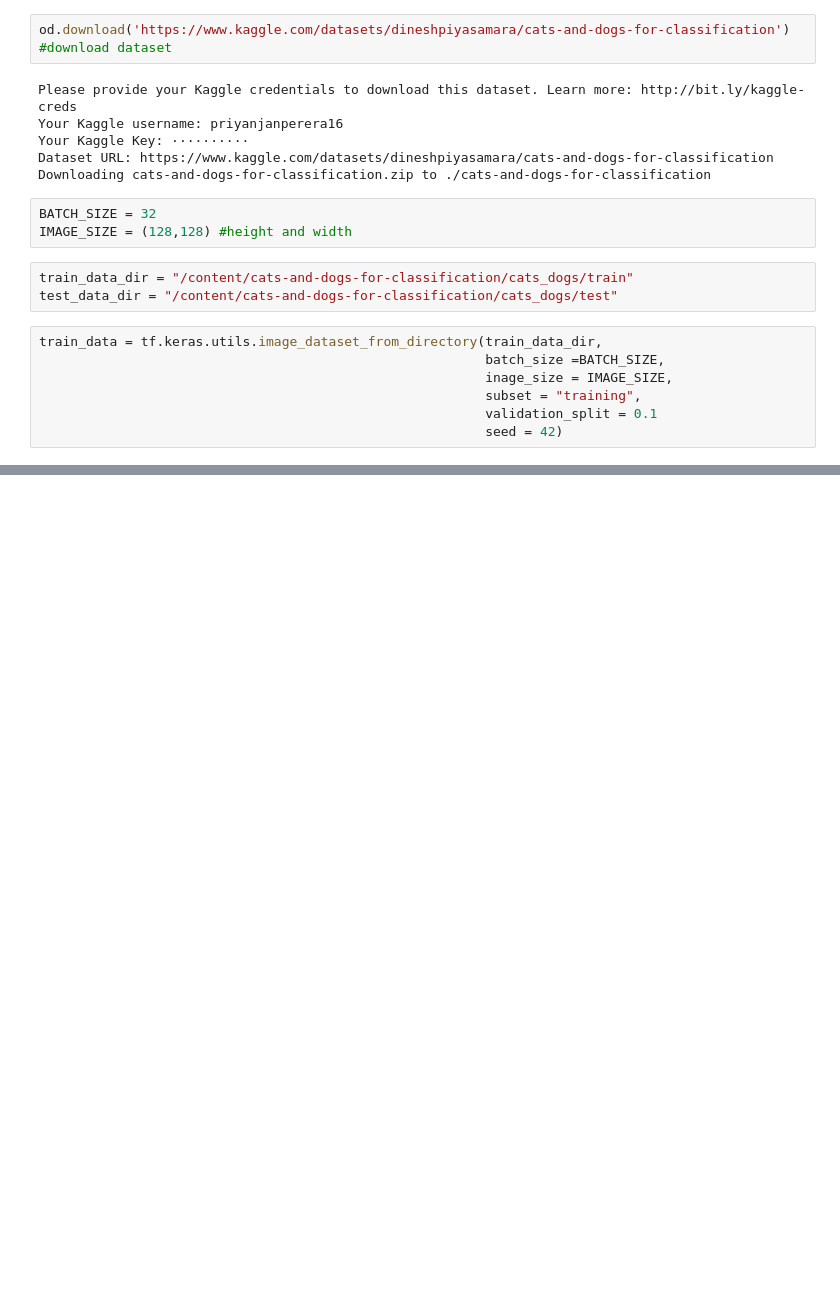
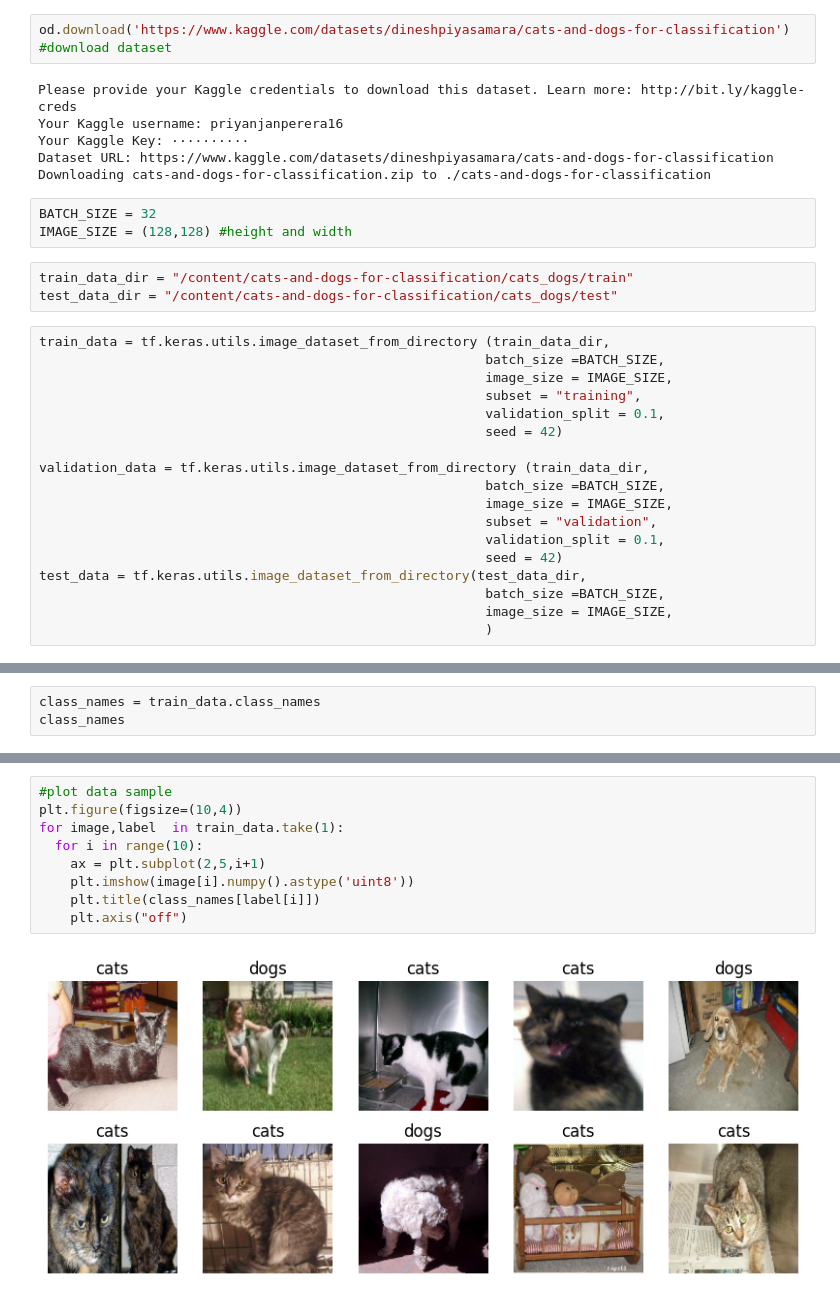
Before and after one commit to priyanjanjb/Cat-or-Dog-Image-Classifier, a Jupyter notebook: CatOrDog.ipynb, the cells around one changed output, grey strips where cells are left out. Drawn from its saved outputs; the diff is of its cells as text; blank space fills up the shorter version.

```diff
--- a/CatOrDog.ipynb
+++ b/CatOrDog.ipynb
@@ -29,9 +29,20 @@ IMAGE_SIZE = (128,128) #height and width
 train_data_dir = "/content/cats-and-dogs-for-classification/cats_dogs/train"
 test_data_dir = "/content/cats-and-dogs-for-classification/cats_dogs/test"
 # %%
-train_data = tf.keras.utils.image_dataset_from_directory(train_data_dir,
+train_data = tf.keras.utils.image_dataset_from_directory (train_data_dir,
                                                          batch_size =BATCH_SIZE,
-                                                         inage_size = IMAGE_SIZE,
+                                                         image_size = IMAGE_SIZE,
                                                          subset = "training",
-                                                         validation_split = 0.1
+                                                         validation_split = 0.1,
                                                          seed = 42)
+
+validation_data = tf.keras.utils.image_dataset_from_directory (train_data_dir,
+                                                         batch_size =BATCH_SIZE,
+                                                         image_size = IMAGE_SIZE,
+                                                         subset = "validation",
+                                                         validation_split = 0.1,
+                                                         seed = 42)
+test_data = tf.keras.utils.image_dataset_from_directory(test_data_dir,
+                                                         batch_size =BATCH_SIZE,
+                                                         image_size = IMAGE_SIZE,
+                                                         )
@@ -37,0 +55,3 @@ train_data = tf.keras.utils.image_dataset_from_directory(train_data_dir,
+# %%
+class_names = train_data.class_names
+class_names
@@ -37,0 +67,11 @@ train_data = tf.keras.utils.image_dataset_from_directory(train_data_dir,
+# %%
+#plot data sample
+plt.figure(figsize=(10,4))
+for image,label  in train_data.take(1):
+  for i in range(10):
+    ax = plt.subplot(2,5,i+1)
+    plt.imshow(image[i].numpy().astype('uint8'))
+    plt.title(class_names[label[i]])
+    plt.axis("off")
+# %% [output]
+[figure, added]
```
Also changed, not shown: parts of 12 cells of this notebook.
